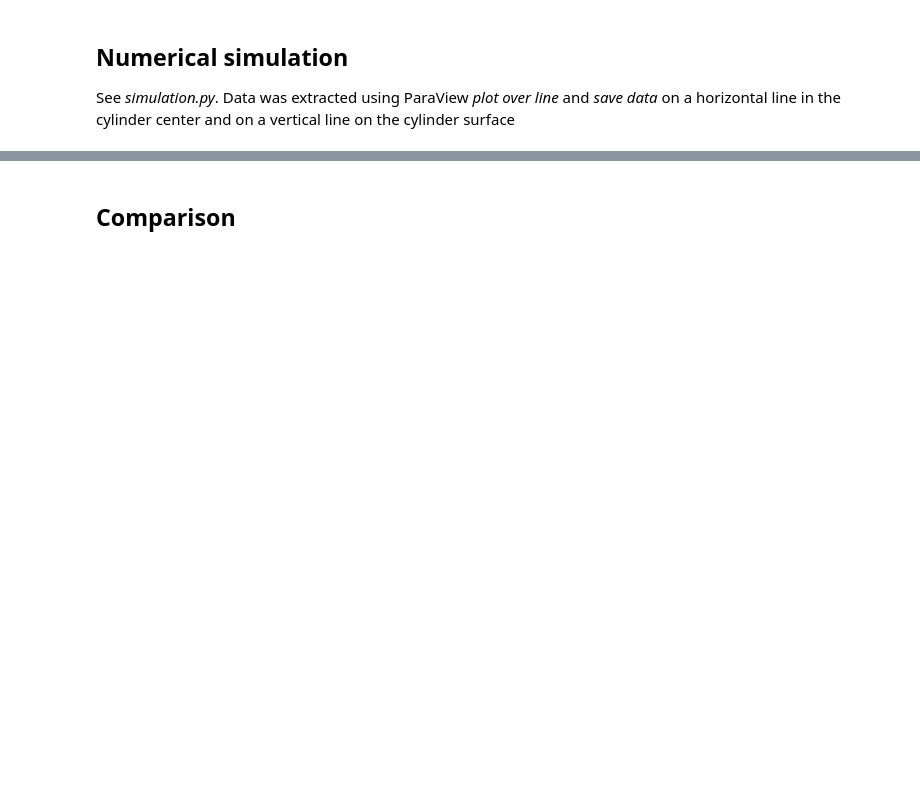
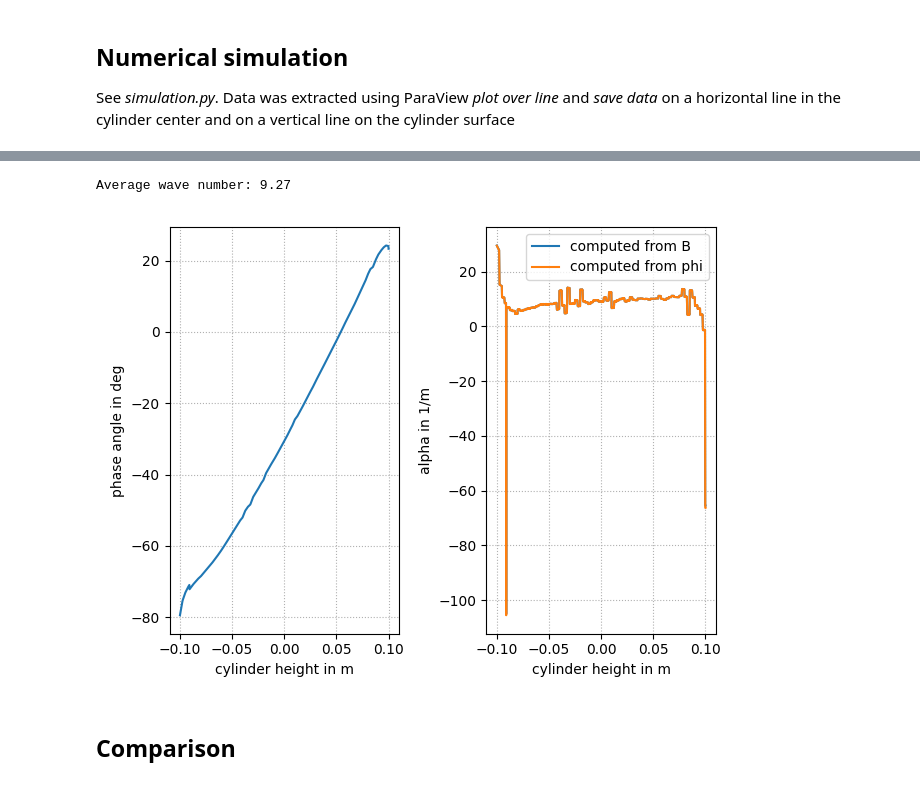
Before and after one commit to nemocrys/elmer-verification, a Jupyter notebook: Lorentz_force/evaluation.ipynb, the cells around one changed output, grey strips where cells are left out. Drawn from its saved outputs; the diff is of its cells as text; code cells hidden in the pictures; blank space fills up the shorter version.

```diff
--- a/Lorentz_force/evaluation.ipynb
+++ b/Lorentz_force/evaluation.ipynb
@@ -11,2 +53,69 @@ See *simulation.py*. Data was extracted using ParaView *plot over line* and *sav
+# %%
+# compute lorentz force in cylinder center
+lorentz_force = []
+for index, row in df_horizontal.iterrows():
+    fl = 0.5 * (
+                np.cross(
+                    [row["current density re e:0"], row["current density re e:1"], row["current density re e:2"]],
+                    [-row["magnetic flux density re e:0"], -row["magnetic flux density re e:1"], -row["magnetic flux density re e:2"]],  # correct direction of B
+                )
+                + np.cross(
+                    [row["current density im e:0"], row["current density im e:1"], row["current density im e:2"]],
+                    [-row["magnetic flux density im e:0"], -row["magnetic flux density im e:1"], -row["magnetic flux density im e:2"]],  # correct direction of B
+                )
+    )
+    lorentz_force.append((fl[0]**2 + fl[1]**2 + fl[2]**2)**0.5)
+df_horizontal["lorentz force"] = lorentz_force
+
+# compute phase angle at cylinder surface
+phase_angle = []
+for index, row in df_vertical.iterrows():
+    phi = np.arctan(row["magnetic flux density im e:1"] / row["magnetic flux density re e:1"]) / (2*np.pi) * 360
+    phase_angle.append(phi)
+df_vertical["phase angle"] = phase_angle
+
+# compute EM wave number (in two different ways)
+alpha_1 = []
+alpha_2 = []
+for i in range(len(df_vertical) - 1):
+    row = df_vertical.iloc[i]
+    next_row = df_vertical.iloc[i+1]
+    d_y = next_row["Points:1"] - row["Points:1"]
+    d_B_im = next_row["magnetic flux density im e:1"] - row["magnetic flux density im e:1"]
+    d_B_re = next_row["magnetic flux density re e:1"] - row["magnetic flux density re e:1"]
+    B_im = row["magnetic flux density im e:1"]
+    B_re = row["magnetic flux density re e:1"]
+    alpha_1.append(
+        (d_B_im / d_y * B_re - B_im * d_B_re / d_y) / (B_re**2 + B_im**2)
+    )
+    d_phi = (next_row["phase angle"] - row["phase angle"])/360 * 2 * np.pi
+    alpha_2.append(d_phi / d_y)
+alpha_1.append(alpha_1[-1])
+alpha_2.append(alpha_2[-1])
+df_vertical["alpha 1"] = alpha_1
+df_vertical["alpha 2"] = alpha_2
+
+# evaluate alpha at cylinder surface, around x=0
+delta_z = 0.01
+df_center = df_vertical.loc[(df_vertical["Points:1"] >= - delta_z/2) & (df_vertical["Points:2"] <= delta_z/2)]
+alpha_mean = df_center["alpha 1"].mean()
+print(f"Average wave number: {alpha_mean:.2f}")
+# %% [output]
+Average wave number: 9.27
+# %%
+fig, ax = plt.subplots(1, 2)
+ax[0].plot(df_vertical["Points:1"], df_vertical["phase angle"])
+ax[0].set_xlabel("cylinder height in m")
+ax[0].set_ylabel("phase angle in deg")
+ax[0].grid(linestyle=":")
+ax[1].plot(df_vertical["Points:1"], df_vertical["alpha 1"], label="computed from B")
+ax[1].plot(df_vertical["Points:1"], df_vertical["alpha 2"], label="computed from phi")
+ax[1].legend()
+ax[1].set_xlabel("cylinder height in m")
+ax[1].set_ylabel("alpha in 1/m")
+ax[1].grid(linestyle=":")
+fig.tight_layout()
+# %% [output]
+[figure, added]
 # %% [markdown]
 ## Comparison
```
Also changed, not shown: parts of 14 cells of this notebook.
